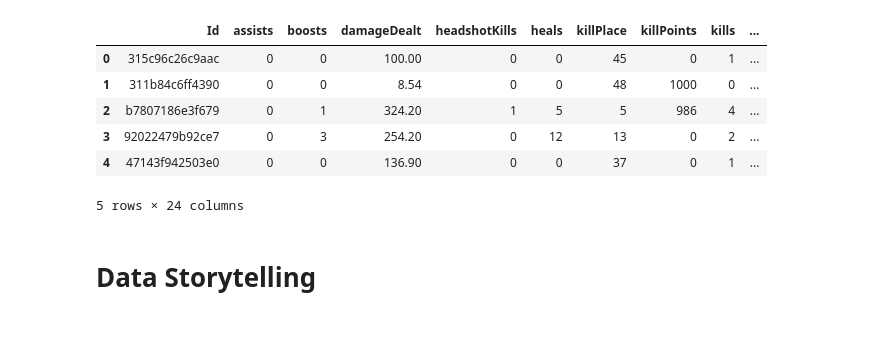
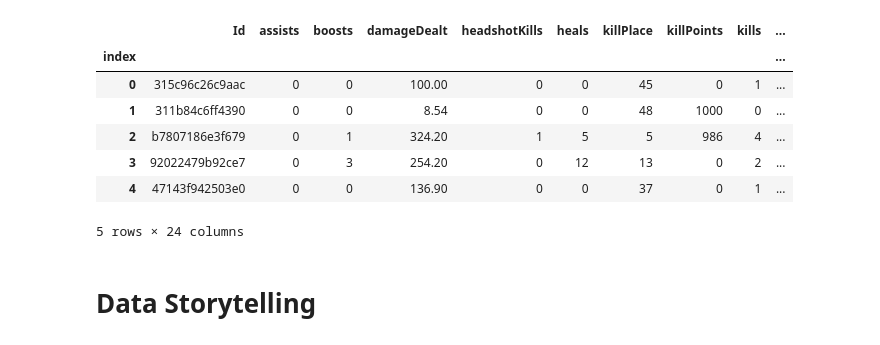
Before and after one commit to davidbuehler07/Capstone-Project-1, a Jupyter notebook: Capstone Project 1 - Data Storytelling.ipynb, the cells around one changed output. Drawn from its saved outputs; the diff is of its cells as text; code cells hidden in the pictures.

```diff
--- a/Capstone Project 1 - Data Storytelling.ipynb
+++ b/Capstone Project 1 - Data Storytelling.ipynb
@@ -5,18 +5,17 @@ import matplotlib.pyplot as plt
 import seaborn as sns
 %matplotlib inline
 # %%
-train_solos_df = pd.read_csv('train_solos_df.csv')
+train_solos_df = pd.read_csv('train_solos_df.csv', index_col='index')
+train_solos_df.head()
+# %% [output]
+|  | Id | assists | boosts | damageDealt | headshotKills | heals | killPlace | killPoints | kills | ... |
+| index |  |  |  |  |  |  |  |  |  | ... |
+| 0 | 315c96c26c9aac | 0 | 0 | 100.00 | 0 | 0 | 45 | 0 | 1 | ... |
+| 1 | 311b84c6ff4390 | 0 | 0 | 8.54 | 0 | 0 | 48 | 1000 | 0 | ... |
+| 2 | b7807186e3f679 | 0 | 1 | 324.20 | 1 | 5 | 5 | 986 | 4 | ... |
+| 3 | 92022479b92ce7 | 0 | 3 | 254.20 | 0 | 12 | 13 | 0 | 2 | ... |
+| 4 | 47143f942503e0 | 0 | 0 | 136.90 | 0 | 0 | 37 | 0 | 1 | ... |
+5 rows × 24 columns
-# %%
-train_solos_df = train_solos_df.reset_index().drop(['index', 'Unnamed: 0'], axis=1)
-train_solos_df.head()
-# %% [output]
-|  | Id | assists | boosts | damageDealt | headshotKills | heals | killPlace | killPoints | kills | ... |
-| 0 | 315c96c26c9aac | 0 | 0 | 100.00 | 0 | 0 | 45 | 0 | 1 | ... |
-| 1 | 311b84c6ff4390 | 0 | 0 | 8.54 | 0 | 0 | 48 | 1000 | 0 | ... |
-| 2 | b7807186e3f679 | 0 | 1 | 324.20 | 1 | 5 | 5 | 986 | 4 | ... |
-| 3 | 92022479b92ce7 | 0 | 3 | 254.20 | 0 | 12 | 13 | 0 | 2 | ... |
-| 4 | 47143f942503e0 | 0 | 0 | 136.90 | 0 | 0 | 37 | 0 | 1 | ... |
-5 rows × 24 columns
 # %% [markdown]
 # Data Storytelling
 # %% [markdown]
```
Also changed, not shown: parts of 7 cells of this notebook.
